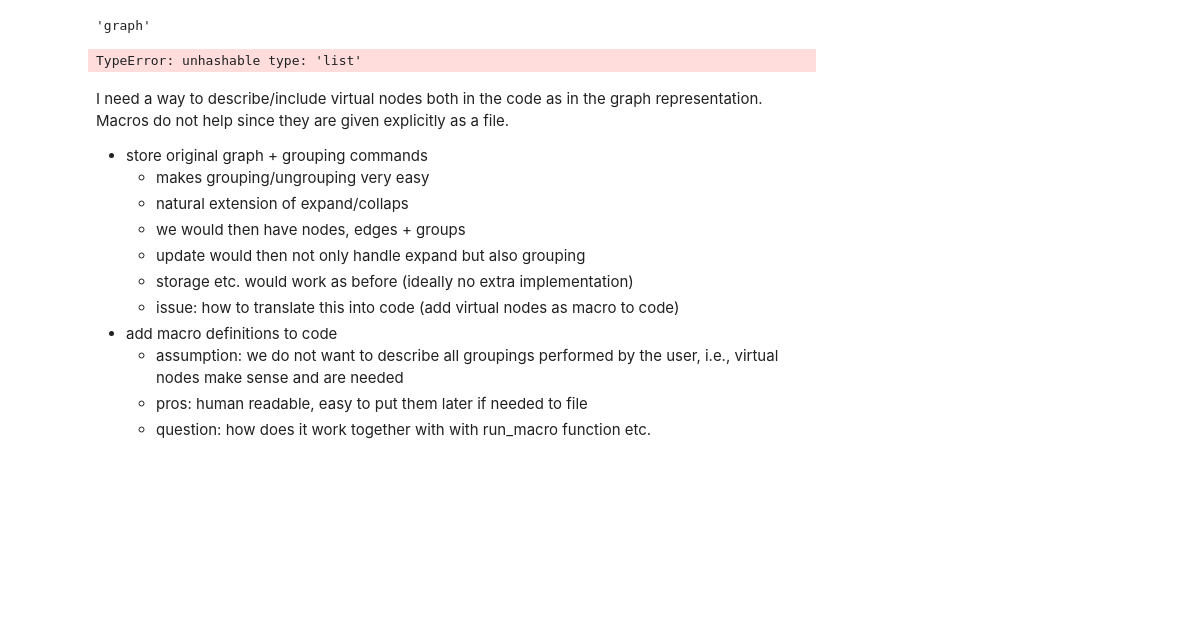
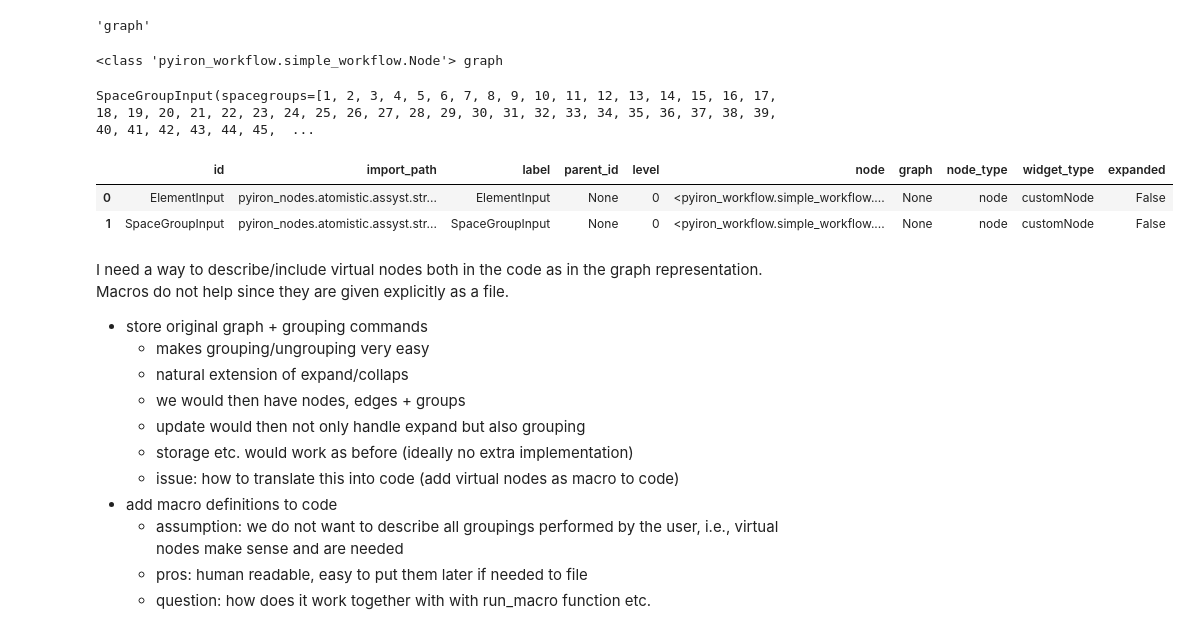
Before and after one commit to pyiron/pyiron_core, a Jupyter notebook: notebooks/liam/cecam.ipynb, the cells around one changed output. Drawn from its saved outputs; the diff is of its cells as text; code cells hidden in the pictures; blank space fills up the shorter version.

```diff
--- a/notebooks/liam/cecam.ipynb
+++ b/notebooks/liam/cecam.ipynb
@@ -1050,13 +1050,30 @@ node = graph.nodes["subgraph"]
 node.node_type
 # %% [output]
 'graph'
-# %%
-base.run_macro_node(node.node)
-# %% [output]
-TypeError: unhashable type: 'list'
+# %%
+# base.run_macro_node(node.node)
+# I've already managed to deprecate this from the codebase
+# So let's purge it from the notebooks too
+# In any case, you can see from the print above and below that this is a "graph" not a "macro_node"...
+
+print(type(node.node), node.node.node_type)
+node.node.run()
+# %% [output]
+<class 'pyiron_workflow.simple_workflow.Node'> graph
+SpaceGroupInput(spacegroups=[1, 2, 3, 4, 5, 6, 7, 8, 9, 10, 11, 12, 13, 14, 15, 16, 17, 18, 19, 20, 21, 22, 23, 24, 25, 26, 27, 28, 29, 30, 31, 32, 33, 34, 35, 36, 37, 38, 39, 40, 41, 42, 43, 44, 45,  ...
 # %%
-subgraph = base.get_graph_from_macro_node(node.node)
+# subgraph = base.get_graph_from_macro_node(node.node)
+
+# In 81, node is `graph.nodes["subgraph"]`
+# This is already a "graph"-type node, not a macro node
+# So it already has a graph
+subgraph = node.graph
+
 subgraph.nodes
+# %% [output]
+|  | id | import_path | label | parent_id | level | node | graph | node_type | widget_type | expanded |
+| 0 | ElementInput | pyiron_nodes.atomistic.assyst.str... | ElementInput | None | 0 | <pyiron_workflow.simple_workflow.... | None | node | customNode | False |
+| 1 | SpaceGroupInput | pyiron_nodes.atomistic.assyst.str... | SpaceGroupInput | None | 0 | <pyiron_workflow.simple_workflow.... | None | node | customNode | False |
 # %% [markdown]
 I need a way to describe/include virtual nodes both in the code as in the graph representation. Macros do not help since they are given explicitly as a file.
 - store original graph + grouping commands
```
Also changed, not shown: parts of 8 cells of this notebook.
